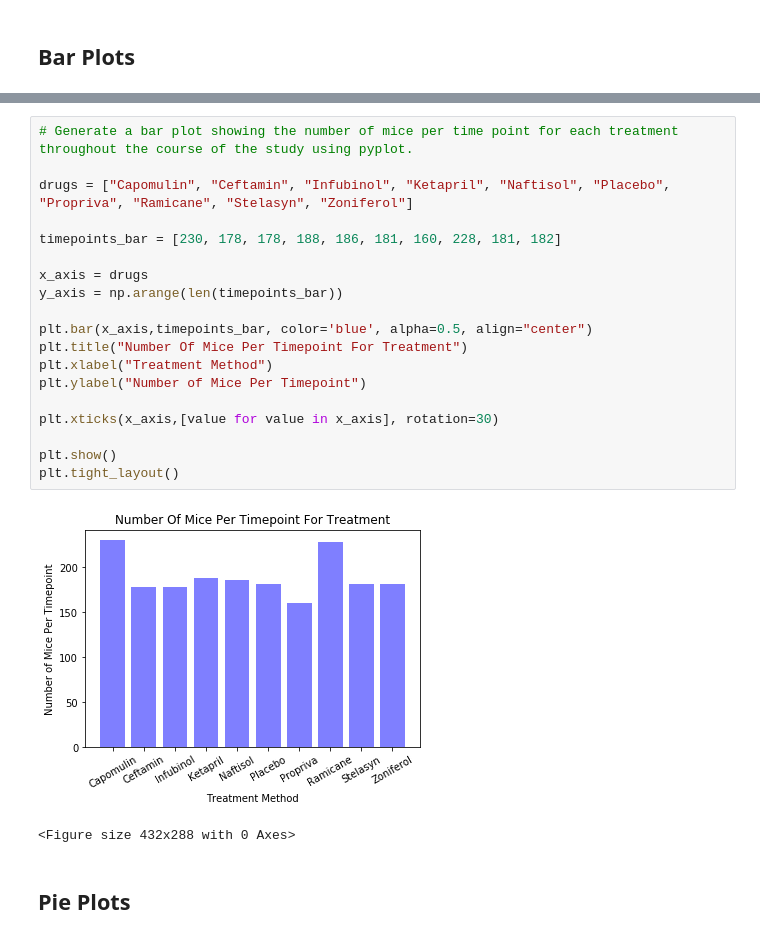
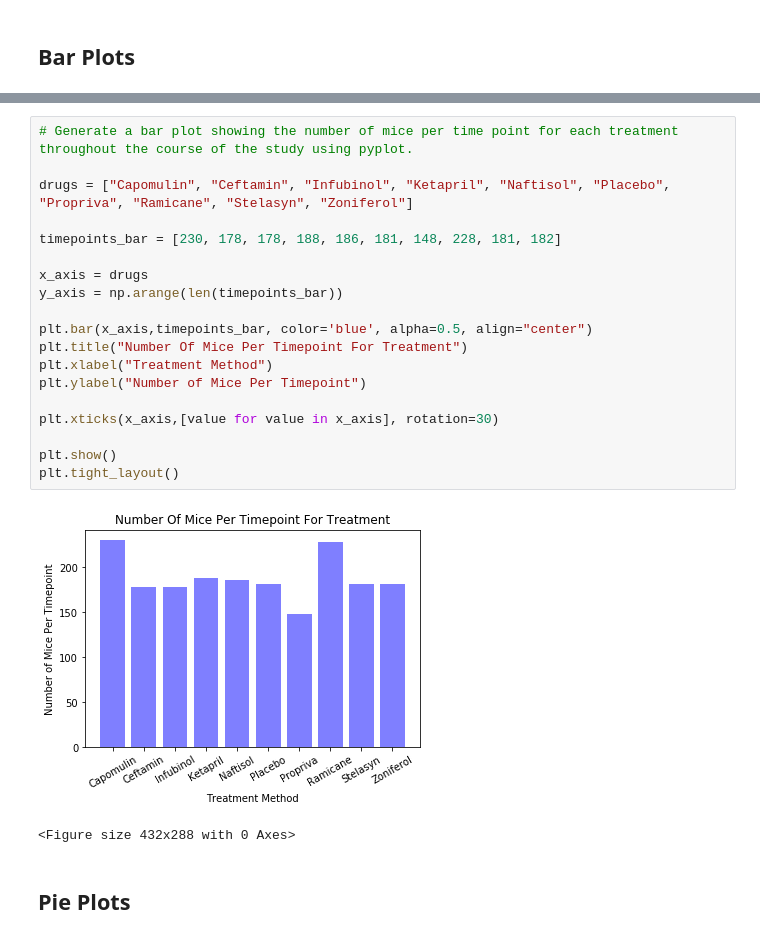
Before and after one commit to EmmaLimoli/matplotlib---pharmaceuticals, a Jupyter notebook: matplotlib_homework/pymaceuticals_starter-Copy1.ipynb, the cells around one changed output, grey strips where cells are left out. Cells and saved outputs as stored; diff of their text form.

```diff
--- a/matplotlib_homework/pymaceuticals_starter-Copy1.ipynb
+++ b/matplotlib_homework/pymaceuticals_starter-Copy1.ipynb
@@ -281,24 +266,24 @@ plt.tight_layout()
 # %%
 # Generate a bar plot showing the number of mice per time point for each treatment throughout the course of the study using pyplot.
 
 drugs = ["Capomulin", "Ceftamin", "Infubinol", "Ketapril", "Naftisol", "Placebo", "Propriva", "Ramicane", "Stelasyn", "Zoniferol"]
 
-timepoints_bar = [230, 178, 178, 188, 186, 181, 160, 228, 181, 182]
+timepoints_bar = [230, 178, 178, 188, 186, 181, 148, 228, 181, 182]
 
 x_axis = drugs
 y_axis = np.arange(len(timepoints_bar))
 
 plt.bar(x_axis,timepoints_bar, color='blue', alpha=0.5, align="center")
 plt.title("Number Of Mice Per Timepoint For Treatment")
 plt.xlabel("Treatment Method")
 plt.ylabel("Number of Mice Per Timepoint")
 
 plt.xticks(x_axis,[value for value in x_axis], rotation=30)
 
 plt.show()
 plt.tight_layout()
 # %% [output]
-[figure, old version]
+[figure, new version]
 <Figure size 432x288 with 0 Axes>
 # %% [markdown]
 ## Pie Plots
```
Also changed, not shown: parts of 23 cells of this notebook.
